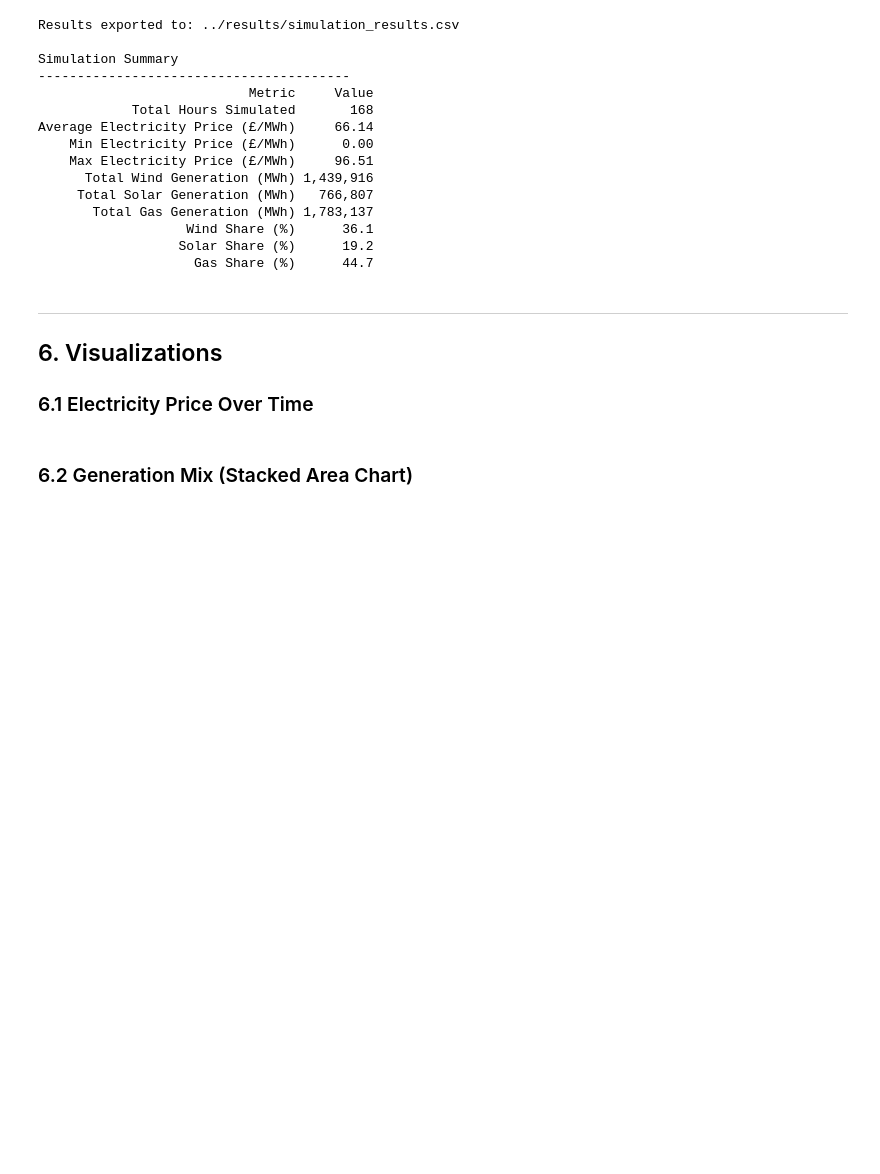
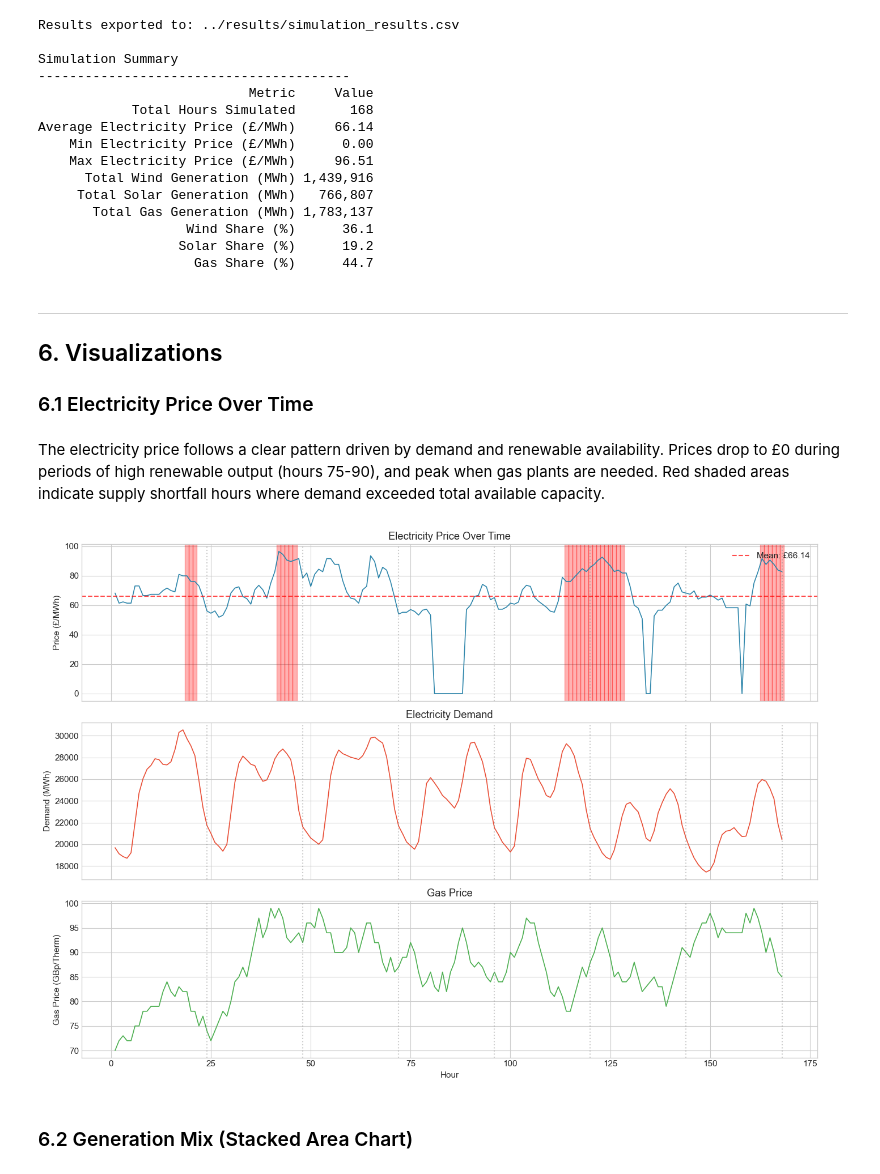
Before and after one commit to dundun0223zyl/uk-electricity-market-simulation, a Jupyter notebook: notebooks/electricity_market_simulation.ipynb, the cells around one changed output. Drawn from its saved outputs; the diff is of its cells as text; code cells hidden in the pictures; blank space fills up the shorter version.

Commit message:
Add visualizations to interpret the results: price trend, generation mix and merit order (section 6)

```diff
--- a/notebooks/electricity_market_simulation.ipynb
+++ b/notebooks/electricity_market_simulation.ipynb
@@ -1251,5 +1253,55 @@ Average Electricity Price (£/MWh)     66.14
 ## 6. Visualizations
 
 ### 6.1 Electricity Price Over Time
+# %% [markdown]
+The electricity price follows a clear pattern driven by demand and renewable availability. Prices drop to £0 during periods of high renewable output (hours 75-90), and peak when gas plants are needed. Red shaded areas indicate supply shortfall hours where demand exceeded total available capacity.
+# %%
+"""
+Electricity Price Over Time
+
+Shows how the marginal price varies across the 7-day simulation period.
+Key patterns to observe: daily cycles, correlation with demand and gas prices.
+"""
+
+fig, axes = plt.subplots(3, 1, figsize=(14, 10), sharex=True)
+
+hours = simulation_results['hour']
+
+# Plot 1: Electricity price
+ax1 = axes[0]
+ax1.plot(hours, simulation_results['electricity_price'], color='#2E86AB', linewidth=1.2)
+ax1.set_ylabel('Price (£/MWh)')
+ax1.set_title('Electricity Price Over Time')
+ax1.axhline(y=simulation_results['electricity_price'].mean(), color='red',
+            linestyle='--', alpha=0.7, label=f"Mean: £{simulation_results['electricity_price'].mean():.2f}")
+ax1.legend(loc='upper right')
+
+# Shade shortfall hours
+for _, row in shortfall_hours.iterrows():
+    ax1.axvspan(row['hour']-0.5, row['hour']+0.5, alpha=0.3, color='red')
+
+# Plot 2: Demand for context
+ax2 = axes[1]
+ax2.plot(hours, simulation_results['demand'], color='#E94F37', linewidth=1.2)
+ax2.set_ylabel('Demand (MWh)')
+ax2.set_title('Electricity Demand')
+
+# Plot 3: Gas price for context
+ax3 = axes[2]
+ax3.plot(hours, simulation_results['gas_price'], color='#4CAF50', linewidth=1.2)
+ax3.set_ylabel('Gas Price (GBp/Therm)')
+ax3.set_xlabel('Hour')
+ax3.set_title('Gas Price')
+
+# Add day markers
+for ax in axes:
+    for day in range(1, 8):
+        ax.axvline(x=day*24, color='gray', linestyle=':', alpha=0.4)
+
+plt.tight_layout()
+plt.savefig('../results/02_electricity_price_over_time.png', dpi=150, bbox_inches='tight')
+plt.show()
+# %% [output]
+[figure, added]
 # %% [markdown]
 ### 6.2 Generation Mix (Stacked Area Chart)
```
Also changed, not shown: parts of 6 cells of this notebook, 3 other files.
